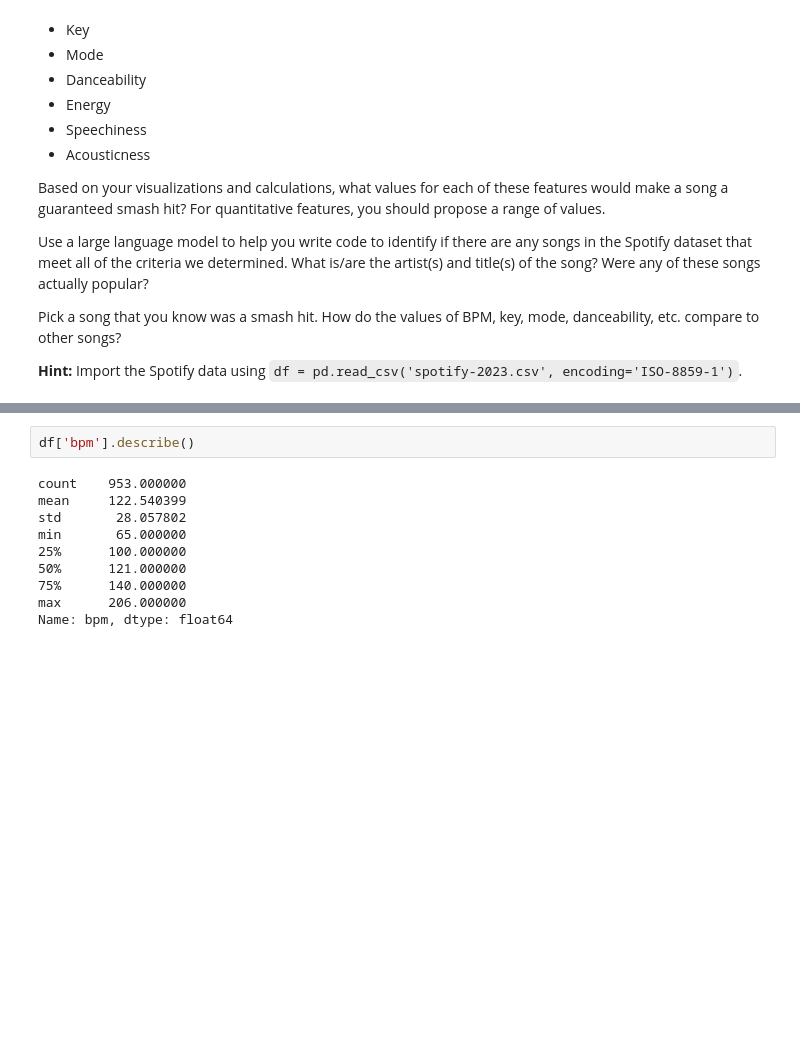
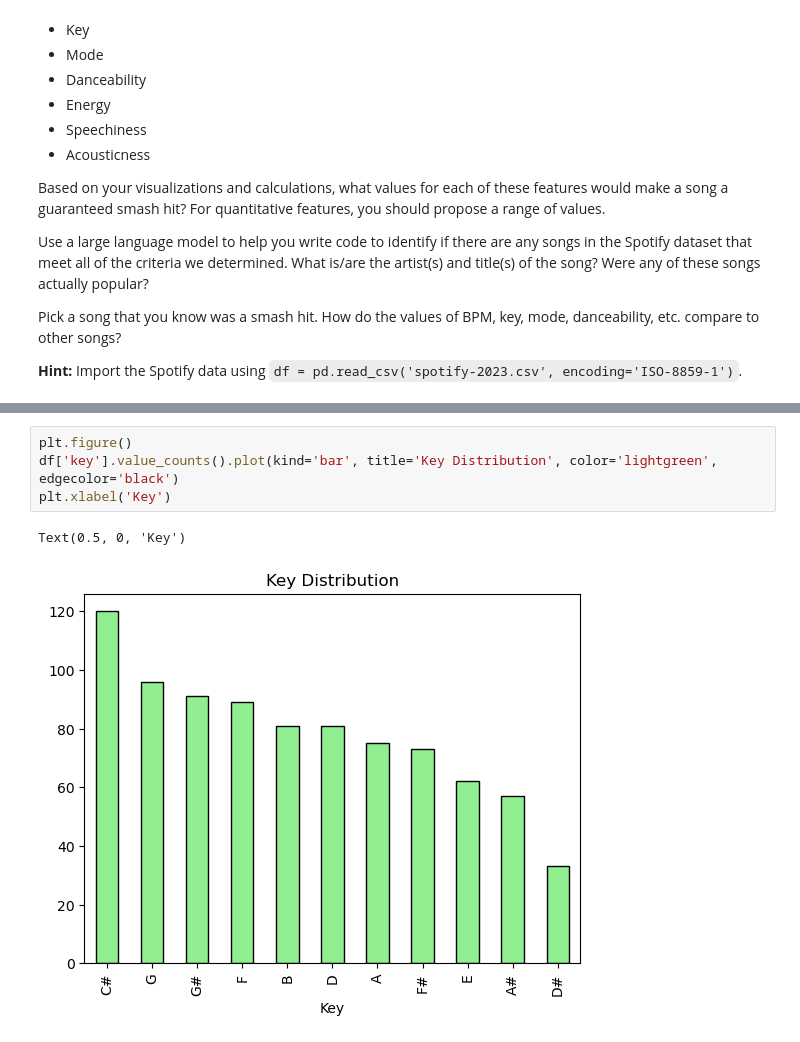
Before and after one commit to candace1been/Data_Visualization_And_Modeling, a Jupyter notebook: Lab/1.3 Data Visualization Lab.ipynb, the cells around one changed output, grey strips where cells are left out. Drawn from its saved outputs; the diff is of its cells as text; blank space fills up the shorter version.

```diff
--- a/Lab/1.3 Data Visualization Lab.ipynb
+++ b/Lab/1.3 Data Visualization Lab.ipynb
@@ -35,14 +47,9 @@ plt.show()
 [figure]
 # %%
-df['bpm'].describe()
+plt.figure()
+df['key'].value_counts().plot(kind='bar', title='Key Distribution', color='lightgreen', edgecolor='black')
+plt.xlabel('Key')
 # %% [output]
-count    953.000000
-mean     122.540399
-std       28.057802
-min       65.000000
-25%      100.000000
-50%      121.000000
-75%      140.000000
-max      206.000000
-Name: bpm, dtype: float64
+Text(0.5, 0, 'Key')
+[figure, added]
 # %%
```
Also changed, not shown: parts of 11 cells of this notebook, 2 other files.
